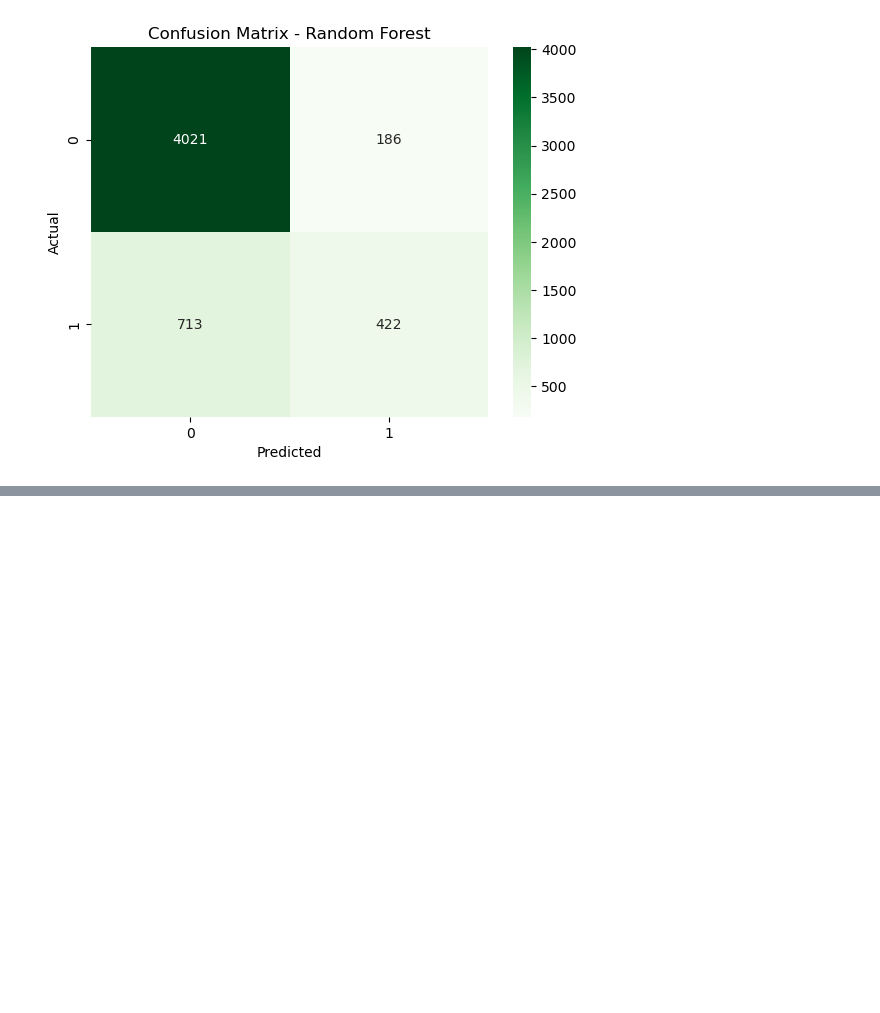
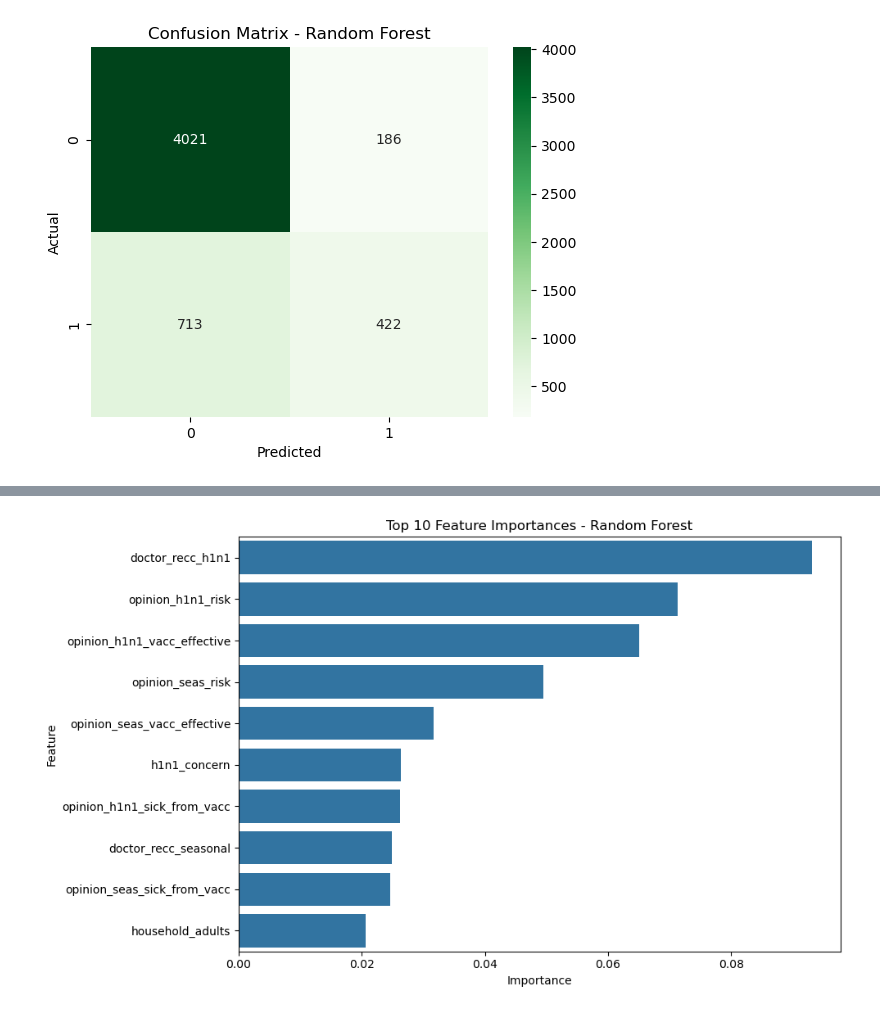
Before and after one commit to Irene-coder-dot/predicting_H1N1_targetvariable, a Jupyter notebook: H1N1_predict.ipynb, the cells around one changed output, grey strips where cells are left out. Saved outputs shown, nothing was run; the diff lists cells and outputs as text; code cells hidden in the pictures; blank space fills up the shorter version.

Commit message:
Analyze and visualize Feature Importance from Random Forest

```diff
--- a/H1N1_predict.ipynb
+++ b/H1N1_predict.ipynb
@@ -474,0 +525,15 @@ Class 1 (minority class)
+# %%
+# 5 Feature Importances (Top 10)
+importances = rf.feature_importances_
+feature_names = X_train_encoded.columns
+feat_imp = pd.Series(importances, index=feature_names).sort_values(ascending=False)
+
+plt.figure(figsize=(10,6))
+sns.barplot(x=feat_imp[:10], y=feat_imp.index[:10])
+plt.title("Top 10 Feature Importances - Random Forest")
+plt.xlabel("Importance")
+plt.ylabel("Feature")
+plt.tight_layout()
+plt.show()
+# %% [output]
+[figure, added]
```
Also changed, not shown: parts of 17 cells of this notebook.
